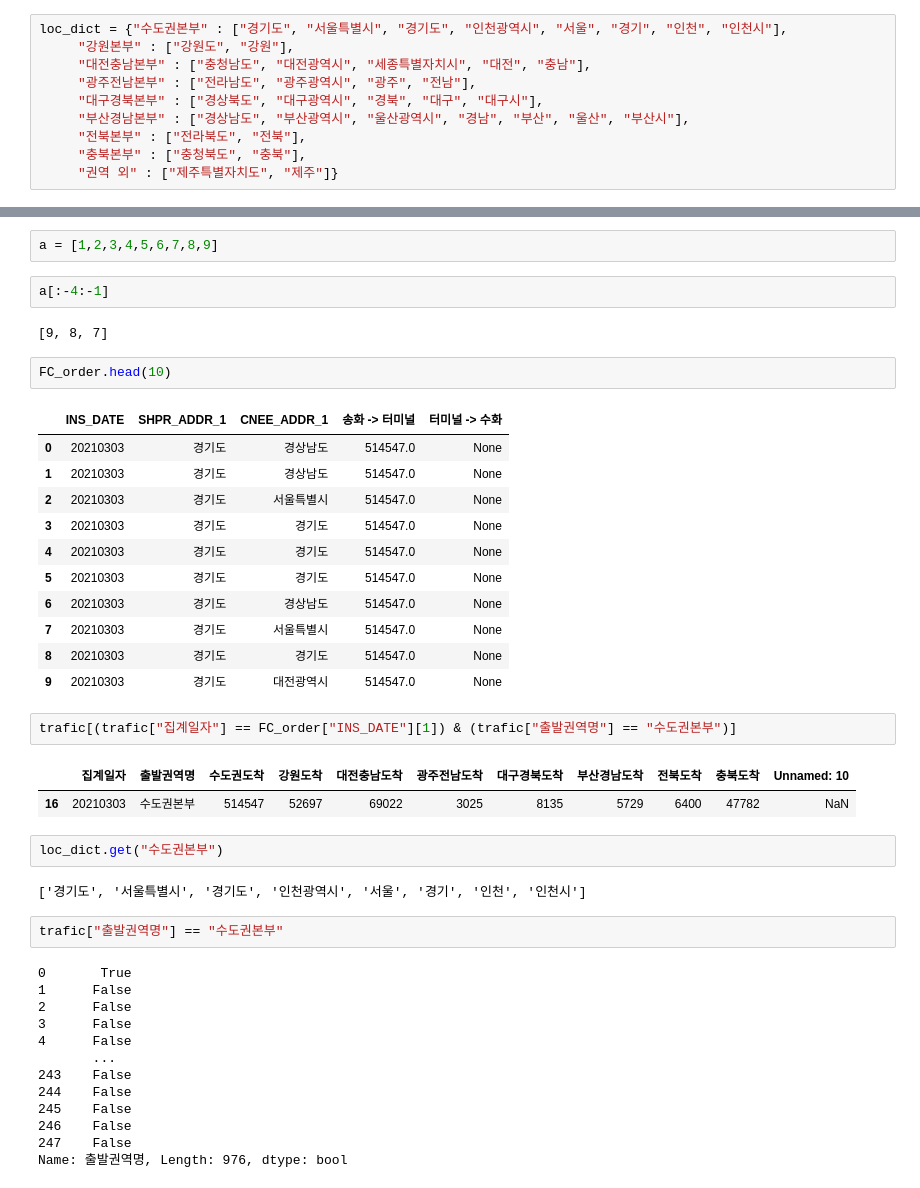
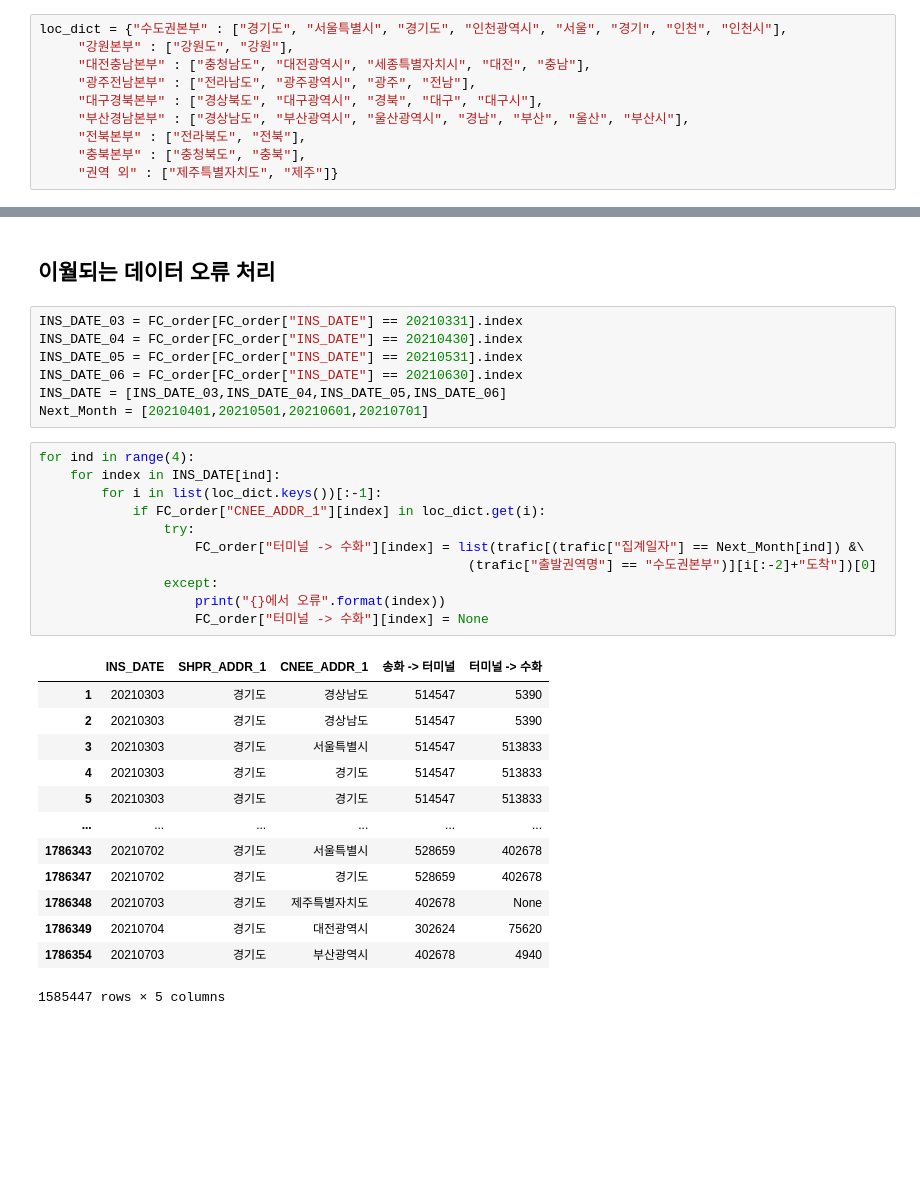
Before and after one commit to GeonHyeock/2021_Second_semester, a Jupyter notebook: Inbig_project/교통량.ipynb, the cells around one changed output, grey strips where cells are left out. Cells and saved outputs as stored; diff of their text form; blank space fills up the shorter version.

```diff
--- a/Inbig_project/교통량.ipynb
+++ b/Inbig_project/교통량.ipynb
@@ -89,44 +130,34 @@ ValueError: No axis named 1 for object type Series
-# %%
-a = [1,2,3,4,5,6,7,8,9]
-# %%
-a[:-4:-1]
-# %% [output]
-[9, 8, 7]
-# %%
-FC_order.head(10)
-# %% [output]
-|  | INS_DATE | SHPR_ADDR_1 | CNEE_ADDR_1 | 송화 -> 터미널 | 터미널 -> 수화 |
-| 0 | 20210303 | 경기도 | 경상남도 | 514547.0 | None |
-| 1 | 20210303 | 경기도 | 경상남도 | 514547.0 | None |
-| 2 | 20210303 | 경기도 | 서울특별시 | 514547.0 | None |
-| 3 | 20210303 | 경기도 | 경기도 | 514547.0 | None |
-| 4 | 20210303 | 경기도 | 경기도 | 514547.0 | None |
-| 5 | 20210303 | 경기도 | 경기도 | 514547.0 | None |
-| 6 | 20210303 | 경기도 | 경상남도 | 514547.0 | None |
-| 7 | 20210303 | 경기도 | 서울특별시 | 514547.0 | None |
-| 8 | 20210303 | 경기도 | 경기도 | 514547.0 | None |
-| 9 | 20210303 | 경기도 | 대전광역시 | 514547.0 | None |
-# %%
-trafic[(trafic["집계일자"] == FC_order["INS_DATE"][1]) & (trafic["출발권역명"] == "수도권본부")]
-# %% [output]
-|  | 집계일자 | 출발권역명 | 수도권도착 | 강원도착 | 대전충남도착 | 광주전남도착 | 대구경북도착 | 부산경남도착 | 전북도착 | 충북도착 | Unnamed: 10 |
-| 16 | 20210303 | 수도권본부 | 514547 | 52697 | 69022 | 3025 | 8135 | 5729 | 6400 | 47782 | NaN |
-# %%
-loc_dict.get("수도권본부")
-# %% [output]
-['경기도', '서울특별시', '경기도', '인천광역시', '서울', '경기', '인천', '인천시']
-# %%
-trafic["출발권역명"] == "수도권본부"
-# %% [output]
-0       True
-1      False
-2      False
-3      False
-4      False
-       ...
-243    False
-244    False
-245    False
-246    False
-247    False
-Name: 출발권역명, Length: 976, dtype: bool
+# %% [markdown]
+## 이월되는 데이터 오류 처리
+# %%
+INS_DATE_03 = FC_order[FC_order["INS_DATE"] == 20210331].index
+INS_DATE_04 = FC_order[FC_order["INS_DATE"] == 20210430].index
+INS_DATE_05 = FC_order[FC_order["INS_DATE"] == 20210531].index
+INS_DATE_06 = FC_order[FC_order["INS_DATE"] == 20210630].index
+INS_DATE = [INS_DATE_03,INS_DATE_04,INS_DATE_05,INS_DATE_06]
+Next_Month = [20210401,20210501,20210601,20210701]
+# %%
+for ind in range(4):
+    for index in INS_DATE[ind]:
+        for i in list(loc_dict.keys())[:-1]:
+            if FC_order["CNEE_ADDR_1"][index] in loc_dict.get(i):
+                try:
+                    FC_order["터미널 -> 수화"][index] = list(trafic[(trafic["집계일자"] == Next_Month[ind]) &\
+                                                       (trafic["출발권역명"] == "수도권본부")][i[:-2]+"도착"])[0]
+                except:
+                    print("{}에서 오류".format(index))
+                    FC_order["터미널 -> 수화"][index] = None
+# %% [output]
+|  | INS_DATE | SHPR_ADDR_1 | CNEE_ADDR_1 | 송화 -> 터미널 | 터미널 -> 수화 |
+| 1 | 20210303 | 경기도 | 경상남도 | 514547 | 5390 |
+| 2 | 20210303 | 경기도 | 경상남도 | 514547 | 5390 |
+| 3 | 20210303 | 경기도 | 서울특별시 | 514547 | 513833 |
+| 4 | 20210303 | 경기도 | 경기도 | 514547 | 513833 |
+| 5 | 20210303 | 경기도 | 경기도 | 514547 | 513833 |
+| ... | ... | ... | ... | ... | ... |
+| 1786343 | 20210702 | 경기도 | 서울특별시 | 528659 | 402678 |
+| 1786347 | 20210702 | 경기도 | 경기도 | 528659 | 402678 |
+| 1786348 | 20210703 | 경기도 | 제주특별자치도 | 402678 | None |
+| 1786349 | 20210704 | 경기도 | 대전광역시 | 302624 | 75620 |
+| 1786354 | 20210703 | 경기도 | 부산광역시 | 402678 | 4940 |
+1585447 rows × 5 columns
```
Also changed, not shown: parts of 12 cells of this notebook.
